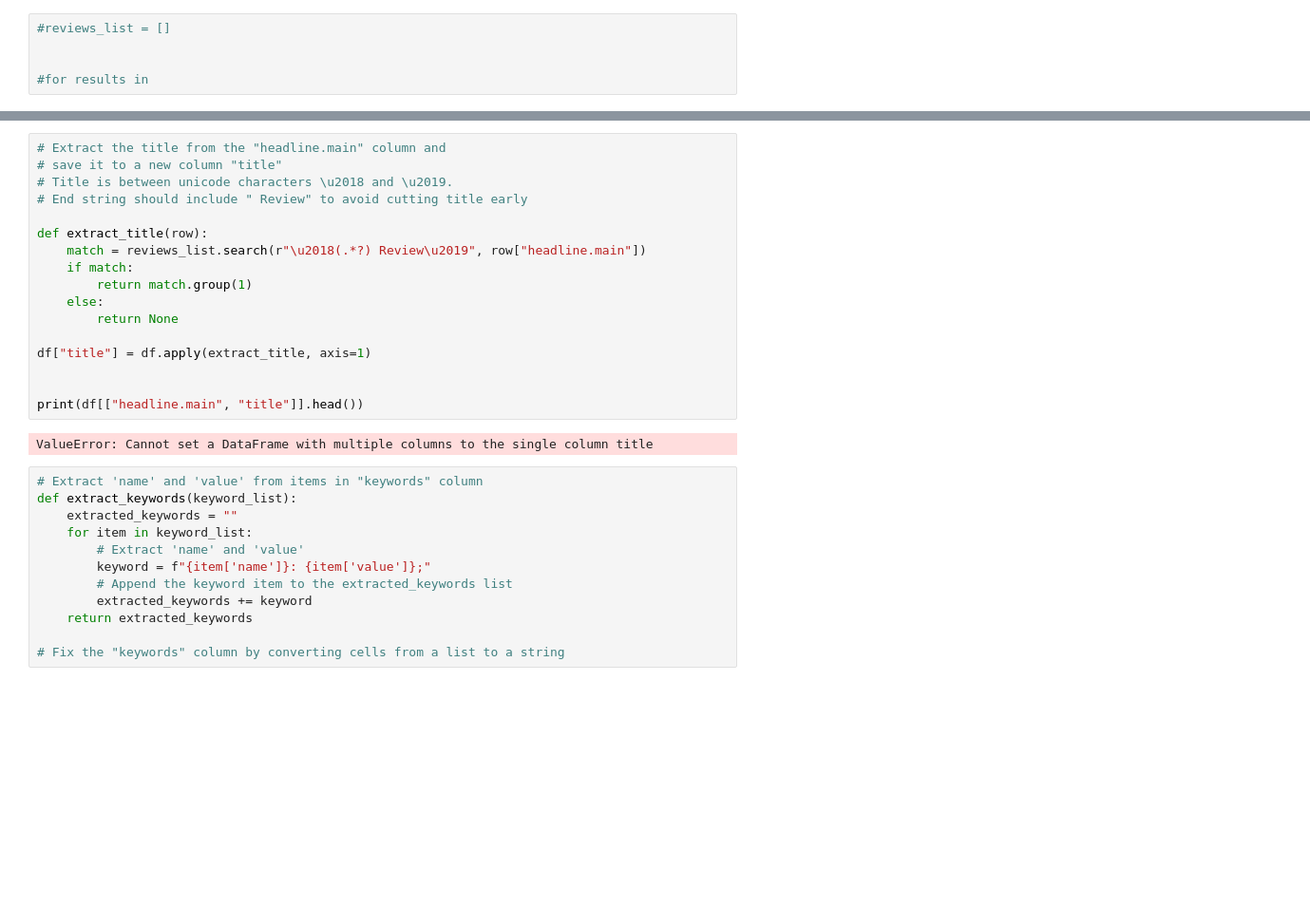
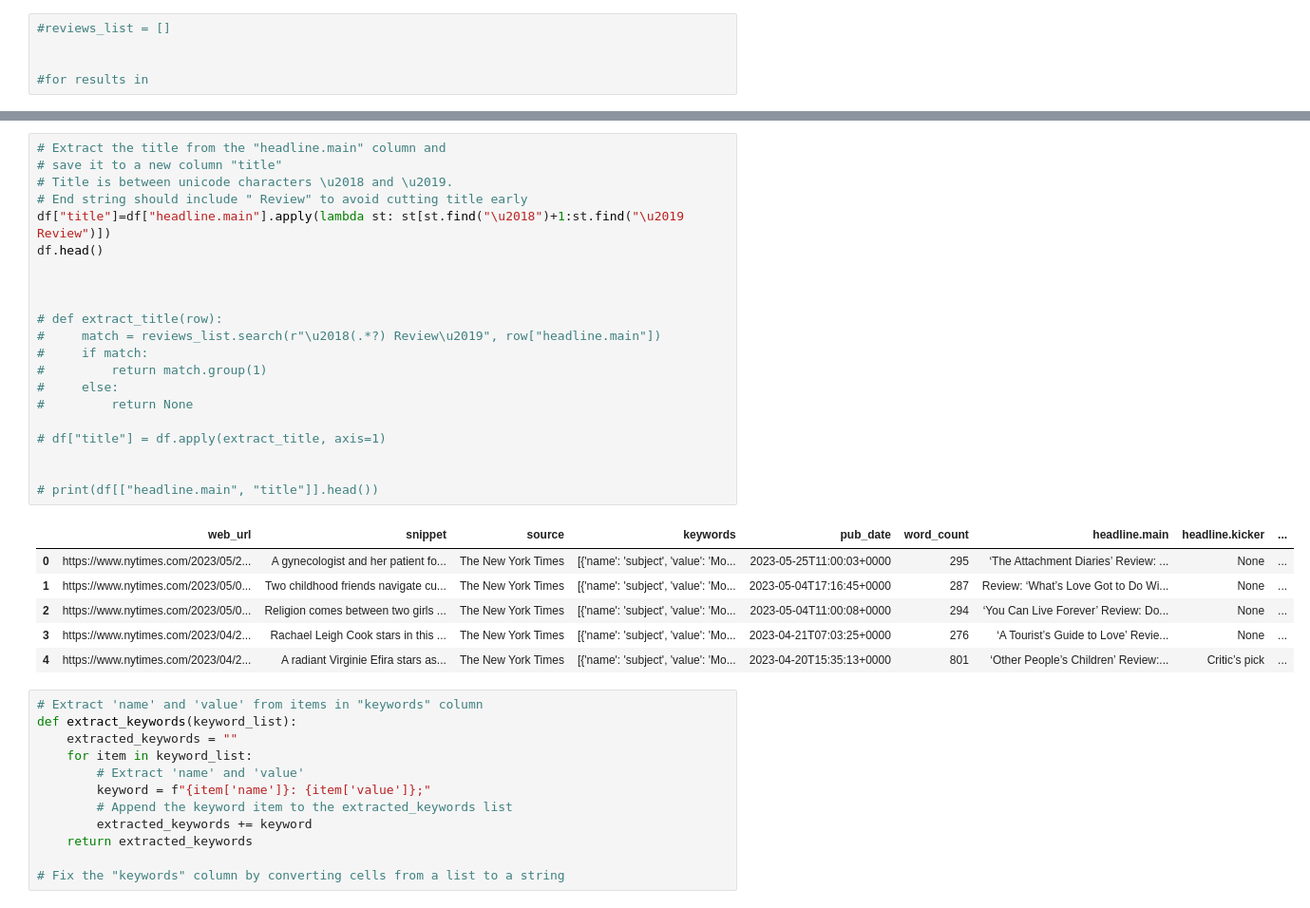
Before and after one commit to jaccolumbro/data-sourcing-challenge, a Jupyter notebook: M6_Starter_Code/draft_retrieve_movie_data - Copy.ipynb, the cells around one changed output, grey strips where cells are left out. Shown at 95% size. Saved outputs shown, nothing was run; the diff lists cells and outputs as text; blank space fills up the shorter version.

```diff
--- a/M6_Starter_Code/draft_retrieve_movie_data - Copy.ipynb
+++ b/M6_Starter_Code/draft_retrieve_movie_data - Copy.ipynb
@@ -112,22 +149,31 @@ Index: []
 # %%
 # Extract the title from the "headline.main" column and
 # save it to a new column "title"
 # Title is between unicode characters \u2018 and \u2019.
 # End string should include " Review" to avoid cutting title early
-
-def extract_title(row):
-    match = reviews_list.search(r"\u2018(.*?) Review\u2019", row["headline.main"])
-    if match:
-        return match.group(1)
-    else:
-        return None
-
-df["title"] = df.apply(extract_title, axis=1)
+df["title"]=df["headline.main"].apply(lambda st: st[st.find("\u2018")+1:st.find("\u2019 Review")])
+df.head()
 
 
-print(df[["headline.main", "title"]].head())
+
+# def extract_title(row):
+#     match = reviews_list.search(r"\u2018(.*?) Review\u2019", row["headline.main"])
+#     if match:
+#         return match.group(1)
+#     else:
+#         return None
+
+# df["title"] = df.apply(extract_title, axis=1)
+
+
+# print(df[["headline.main", "title"]].head())
 # %% [output]
-ValueError: Cannot set a DataFrame with multiple columns to the single column title
+|  | web_url | snippet | source | keywords | pub_date | word_count | headline.main | headline.kicker | ... |
+| 0 | https://www.nytimes.com/2023/05/2... | A gynecologist and her patient fo... | The New York Times | [{'name': 'subject', 'value': 'Mo... | 2023-05-25T11:00:03+0000 | 295 | ‘The Attachment Diaries’ Review: ... | None | ... |
+| 1 | https://www.nytimes.com/2023/05/0... | Two childhood friends navigate cu... | The New York Times | [{'name': 'subject', 'value': 'Mo... | 2023-05-04T17:16:45+0000 | 287 | Review: ‘What’s Love Got to Do Wi... | None | ... |
+| 2 | https://www.nytimes.com/2023/05/0... | Religion comes between two girls ... | The New York Times | [{'name': 'subject', 'value': 'Mo... | 2023-05-04T11:00:08+0000 | 294 | ‘You Can Live Forever’ Review: Do... | None | ... |
+| 3 | https://www.nytimes.com/2023/04/2... | Rachael Leigh Cook stars in this ... | The New York Times | [{'name': 'subject', 'value': 'Mo... | 2023-04-21T07:03:25+0000 | 276 | ‘A Tourist’s Guide to Love’ Revie... | None | ... |
+| 4 | https://www.nytimes.com/2023/04/2... | A radiant Virginie Efira stars as... | The New York Times | [{'name': 'subject', 'value': 'Mo... | 2023-04-20T15:35:13+0000 | 801 | ‘Other People’s Children’ Review:... | Critic’s pick | ... |
 # %%
 # Extract 'name' and 'value' from items in "keywords" column
 def extract_keywords(keyword_list):
```
Also changed, not shown: parts of 5 cells of this notebook.
